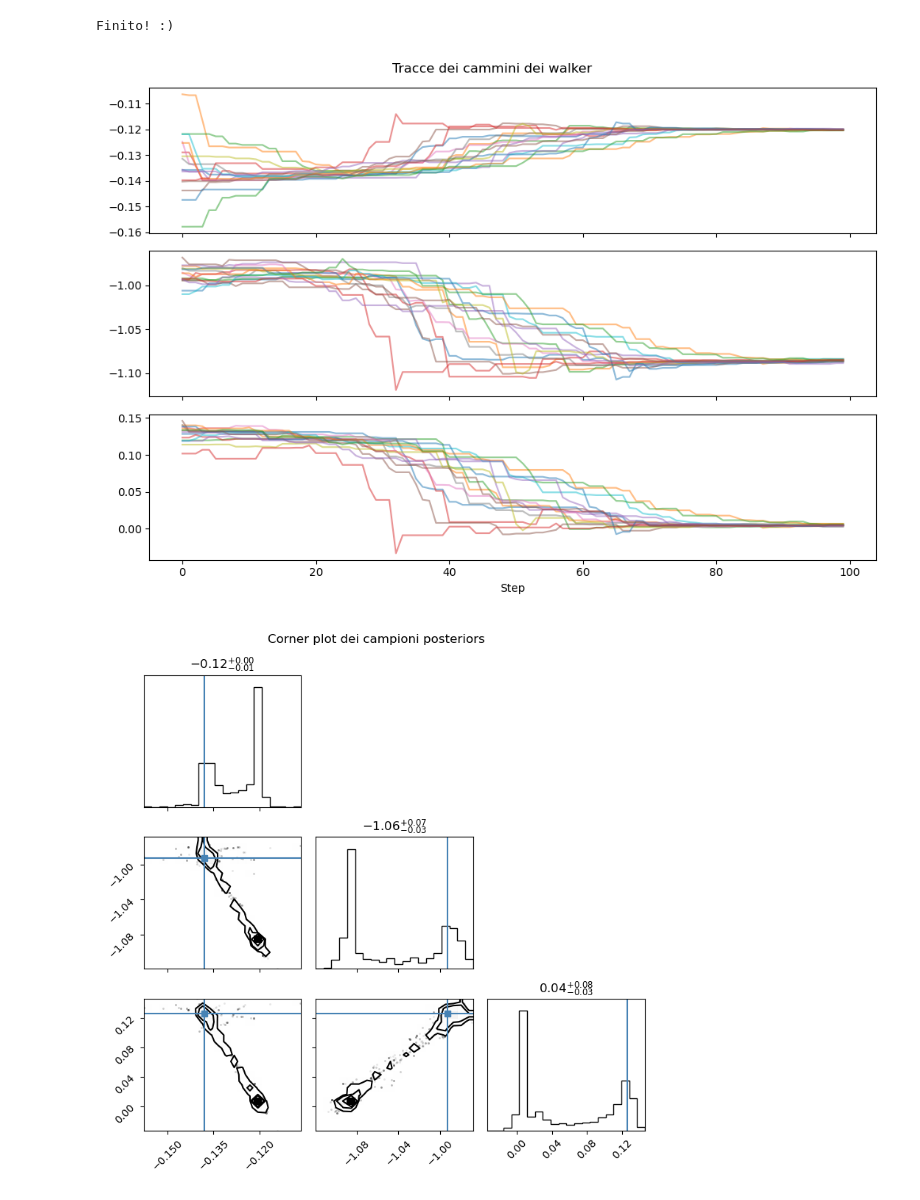
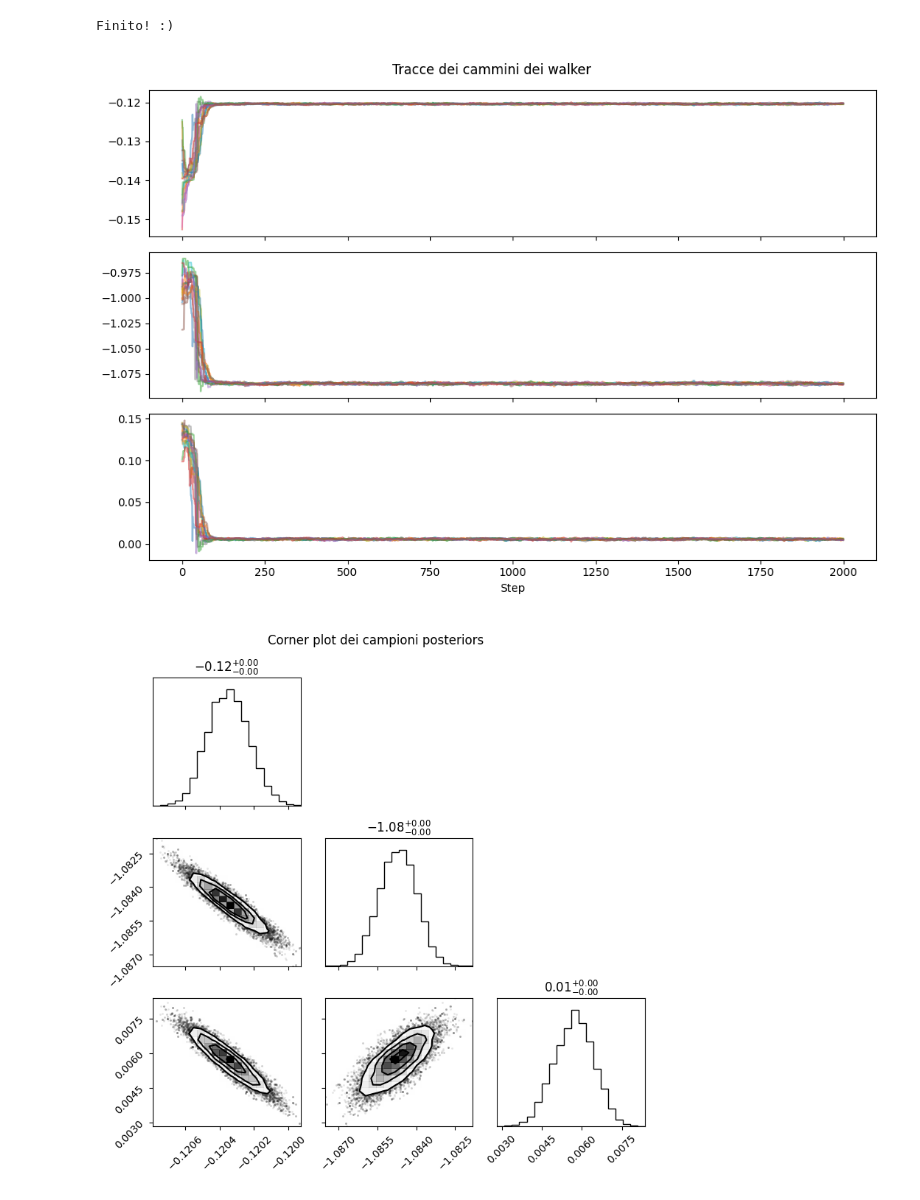
Before and after one commit to Lvetto/lmd_forza_nucleare, a Jupyter notebook: bayes_separato.ipynb, the cells around one changed output. Cells and saved outputs as stored; diff of their text form; code cells hidden in the pictures.

```diff
--- a/bayes_separato.ipynb
+++ b/bayes_separato.ipynb
@@ -335,7 +326,7 @@ def ln_posterior_NLO_3S1(parameters):
 # MCMC
 ndim = 3
 nwalkers = 16
-nsteps = 100
+nsteps = 2000
 
 initial_guess = np.array([lec_values.nlo_lecs["C_3S1"], lec_values.nlo_lecs["D_3S1"], lec_values.nlo_lecs["D_3S1-3D1"]])
 initial_pos = initial_guess + 0.01 * np.random.standard_normal((nwalkers, ndim))
@@ -379,16 +370,16 @@ plt.suptitle("Tracce dei cammini dei walker")
 plt.tight_layout()
 plt.show()
 # %% [output]
-[figure, old version]
+[figure, new version]
 # %%
-flat_chain_2 = sampler.get_chain(discard=0).reshape(-1, ndim)
+flat_chain_2 = sampler.get_chain(discard=500).reshape(-1, ndim)
 
 corner.corner(flat_chain_2, show_titles=True, truths=[lec_values.nlo_lecs["C_3S1"], lec_values.nlo_lecs["D_3S1"], lec_values.nlo_lecs["D_3S1-3D1"]])
 plt.suptitle("Corner plot dei campioni posteriors")
 plt.tight_layout()
 plt.show()
 # %% [output]
-[figure, old version]
+[figure, new version]
 # %%
 # salvataggio catene intere
 full_chain = sampler.get_chain()
```
Also changed, not shown: parts of 4 cells of this notebook, 1 other file.
